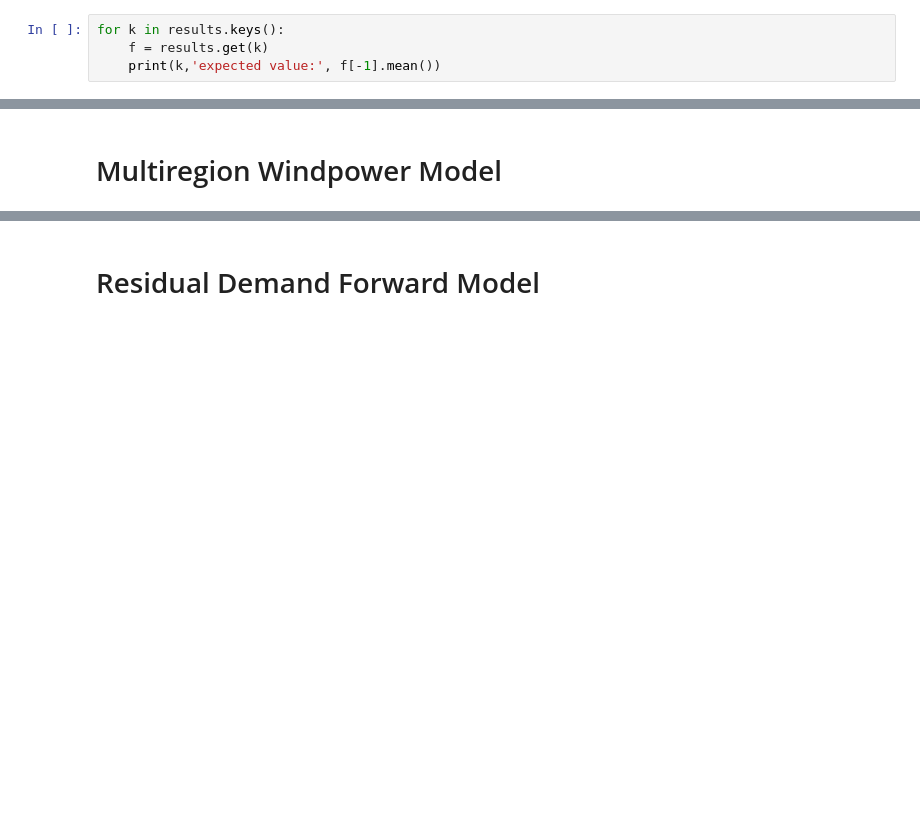
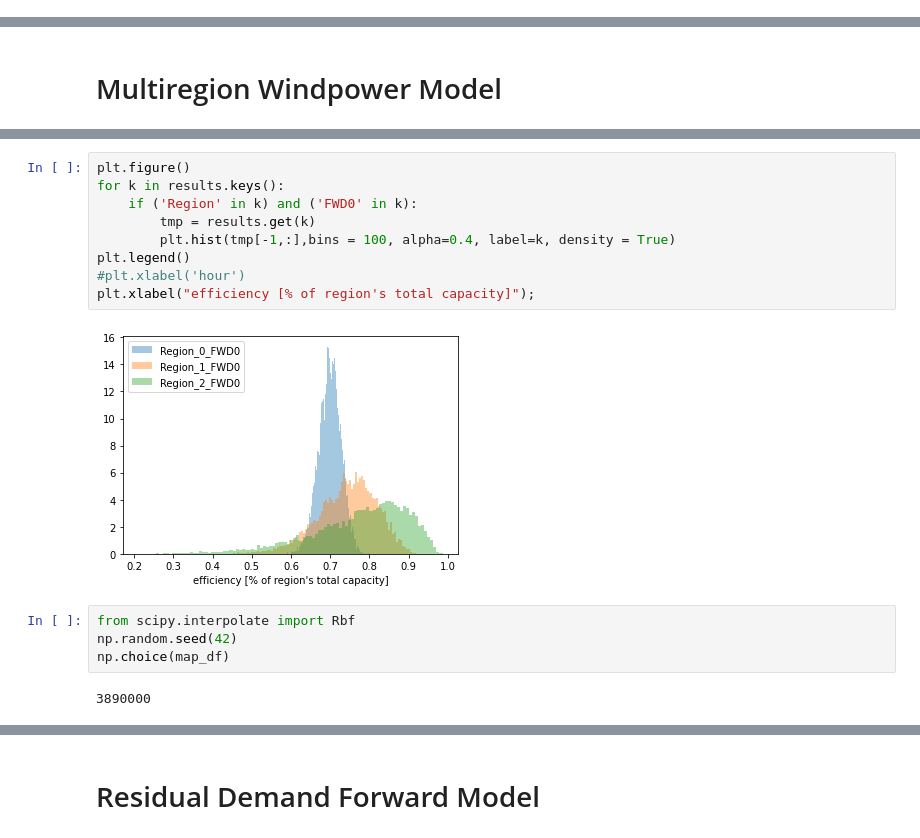
Before and after one commit to hnguyen-RIVACON/RiVaPy, a Jupyter notebook: docs/source/notebooks/models/residual_demand_forward_model_multi_region.ipynb, the cells around one changed output, grey strips where cells are left out. Cells and saved outputs as stored; diff of their text form; blank space fills up the shorter version.

```diff
--- a/docs/source/notebooks/models/residual_demand_forward_model_multi_region.ipynb
+++ b/docs/source/notebooks/models/residual_demand_forward_model_multi_region.ipynb
@@ -43,4 +0,0 @@ results = wind_onshore.simulate(timegrid, rnd,
-# %%
-for k in results.keys():
-    f = results.get(k)
-    print(k,'expected value:', f[-1].mean())
@@ -134,0 +106,17 @@ for i,k in enumerate(['Onshore_FWD0', 'Offshore_FWD0']):
+# %%
+plt.figure()
+for k in results.keys():
+    if ('Region' in k) and ('FWD0' in k):
+        tmp = results.get(k)
+        plt.hist(tmp[-1,:],bins = 100, alpha=0.4, label=k, density = True)
+plt.legend()
+#plt.xlabel('hour')
+plt.xlabel("efficiency [% of region's total capacity]");
+# %% [output]
+[figure, added]
+# %%
+from scipy.interpolate import Rbf
+np.random.seed(42)
+np.choice(map_df)
+# %% [output]
+3890000
```
Also changed, not shown: parts of 20 cells of this notebook, 2 other files.
